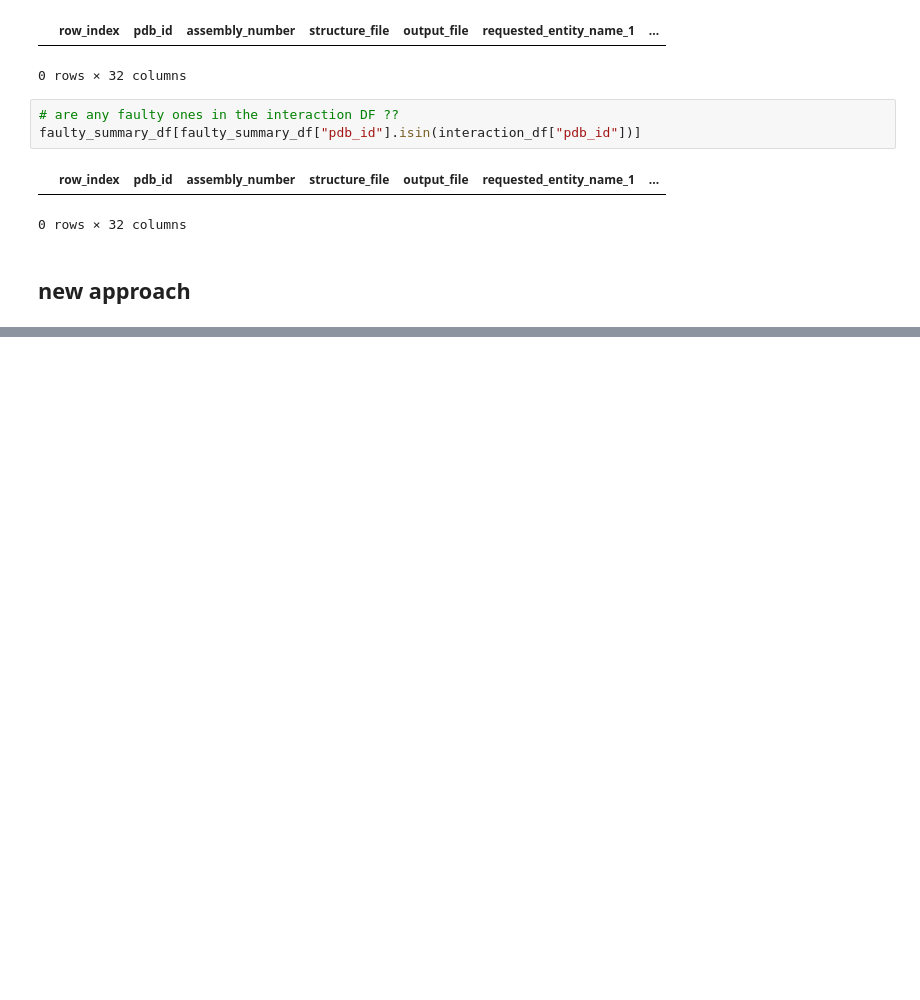
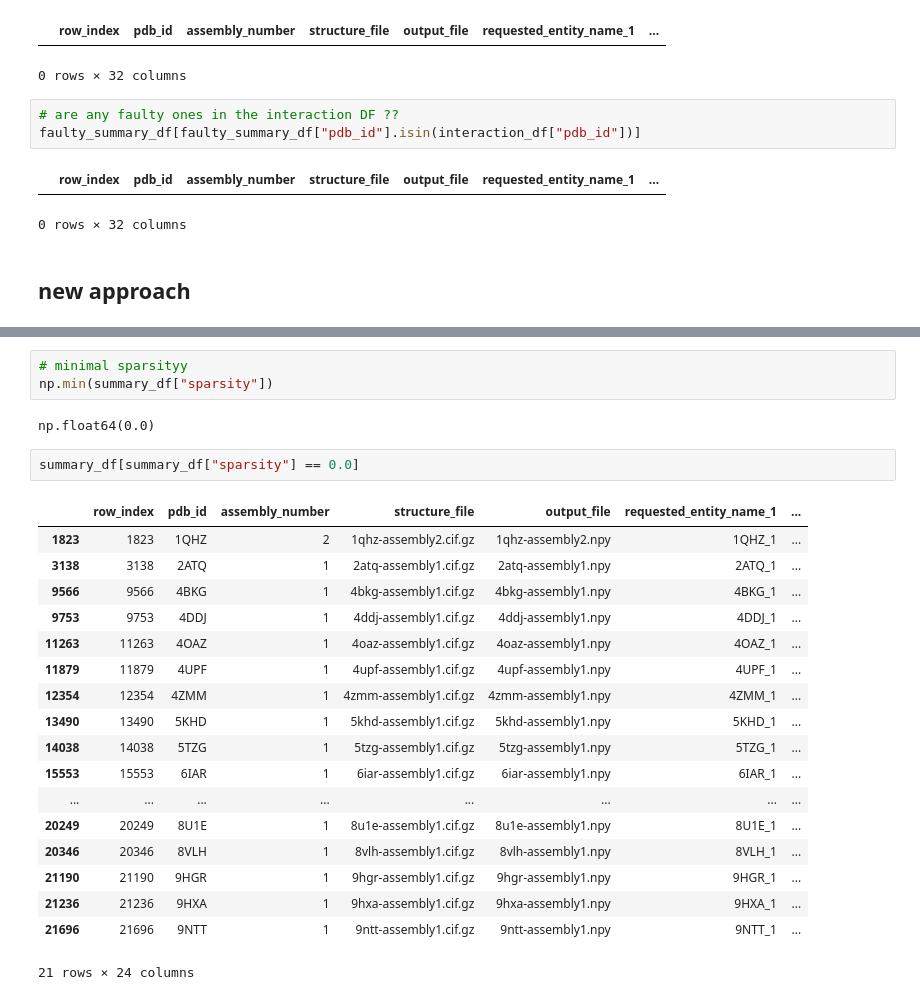
Before and after one commit to Ento0n/Master, a Jupyter notebook: notebooks/check_contact_maps.ipynb, the cells around one changed output, grey strips where cells are left out. Drawn from its saved outputs; the diff is of its cells as text; blank space fills up the shorter version.

```diff
--- a/notebooks/check_contact_maps.ipynb
+++ b/notebooks/check_contact_maps.ipynb
@@ -126,0 +196,26 @@ summary_df.head()
+# %%
+# minimal sparsityy
+np.min(summary_df["sparsity"])
+# %% [output]
+np.float64(0.0)
+# %%
+summary_df[summary_df["sparsity"] == 0.0]
+# %% [output]
+|  | row_index | pdb_id | assembly_number | structure_file | output_file | requested_entity_name_1 | ... |
+| 1823 | 1823 | 1QHZ | 2 | 1qhz-assembly2.cif.gz | 1qhz-assembly2.npy | 1QHZ_1 | ... |
+| 3138 | 3138 | 2ATQ | 1 | 2atq-assembly1.cif.gz | 2atq-assembly1.npy | 2ATQ_1 | ... |
+| 9566 | 9566 | 4BKG | 1 | 4bkg-assembly1.cif.gz | 4bkg-assembly1.npy | 4BKG_1 | ... |
+| 9753 | 9753 | 4DDJ | 1 | 4ddj-assembly1.cif.gz | 4ddj-assembly1.npy | 4DDJ_1 | ... |
+| 11263 | 11263 | 4OAZ | 1 | 4oaz-assembly1.cif.gz | 4oaz-assembly1.npy | 4OAZ_1 | ... |
+| 11879 | 11879 | 4UPF | 1 | 4upf-assembly1.cif.gz | 4upf-assembly1.npy | 4UPF_1 | ... |
+| 12354 | 12354 | 4ZMM | 1 | 4zmm-assembly1.cif.gz | 4zmm-assembly1.npy | 4ZMM_1 | ... |
+| 13490 | 13490 | 5KHD | 1 | 5khd-assembly1.cif.gz | 5khd-assembly1.npy | 5KHD_1 | ... |
+| 14038 | 14038 | 5TZG | 1 | 5tzg-assembly1.cif.gz | 5tzg-assembly1.npy | 5TZG_1 | ... |
+| 15553 | 15553 | 6IAR | 1 | 6iar-assembly1.cif.gz | 6iar-assembly1.npy | 6IAR_1 | ... |
+| ... | ... | ... | ... | ... | ... | ... | ... |
+| 20249 | 20249 | 8U1E | 1 | 8u1e-assembly1.cif.gz | 8u1e-assembly1.npy | 8U1E_1 | ... |
+| 20346 | 20346 | 8VLH | 1 | 8vlh-assembly1.cif.gz | 8vlh-assembly1.npy | 8VLH_1 | ... |
+| 21190 | 21190 | 9HGR | 1 | 9hgr-assembly1.cif.gz | 9hgr-assembly1.npy | 9HGR_1 | ... |
+| 21236 | 21236 | 9HXA | 1 | 9hxa-assembly1.cif.gz | 9hxa-assembly1.npy | 9HXA_1 | ... |
+| 21696 | 21696 | 9NTT | 1 | 9ntt-assembly1.cif.gz | 9ntt-assembly1.npy | 9NTT_1 | ... |
+21 rows × 24 columns
```
Also changed, not shown: parts of 15 cells of this notebook, 1 other file.
